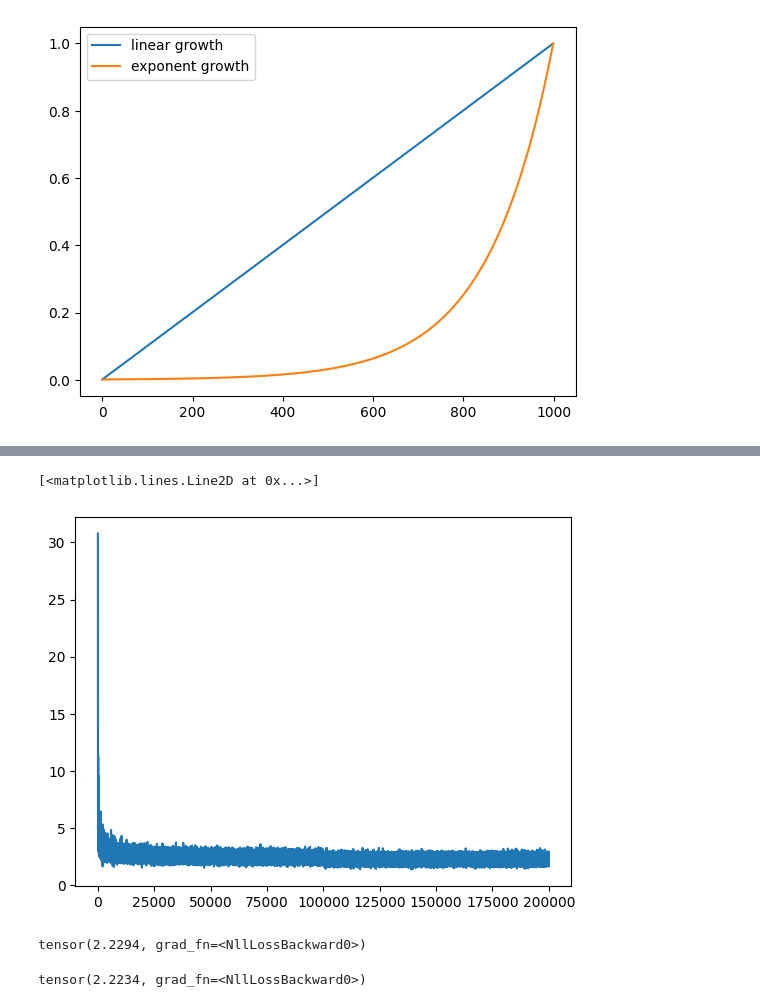
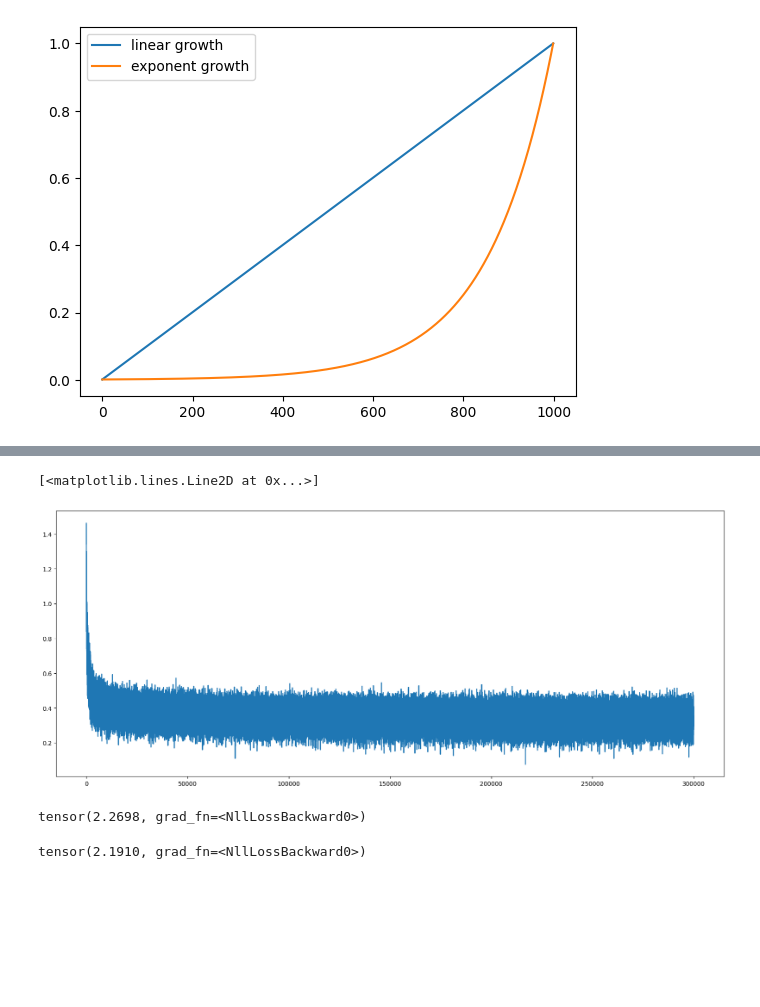
Before and after one commit to SWARITSHUKLA/neural-probabilistic-language-model, a Jupyter notebook: model.ipynb, the cells around one changed output, grey strips where cells are left out. Saved outputs shown, nothing was run; the diff lists cells and outputs as text; code cells hidden in the pictures; blank space fills up the shorter version.

Commit message:
Made the embeddings 10 dimensional wrote the function for inference and calculated the loss on test set

```diff
--- a/model.ipynb
+++ b/model.ipynb
@@ -58,13 +58,13 @@ torch.Size([22866, 3]) torch.Size([22866])
 # %%
 g = torch.Generator().manual_seed(219384384)
 #creating a lookup table for the character embeddings
-C = torch.randn((27,2), generator = g)
+C = torch.randn((27,10), generator = g)
 # Constructiong the hidden layer
-#The number of inputs to this layer is going to be 3 * 2  because we hae to dimensional embeddings and we have 3 of them
-# and its up to us to decide how many neurons we want inside the layer here we are going with 100 of them
-W1 = torch.randn(6,300, generator = g )
-b1 = torch.randn(300, generator = g)
-W2 = torch.randn(300, 27, generator = g) #our second layer will take 100 inputs and
+#The number of inputs to this layer is going to be 3 * 10  because we have 10 dimensional embeddings and we have 3 of them
+# and its up to us to decide how many neurons we want inside the layer here we are going with 200 of them
+W1 = torch.randn(30,200, generator = g )
+b1 = torch.randn(200, generator = g)
+W2 = torch.randn(200, 27, generator = g) #our second layer will take 200 inputs and
 b2 = torch.randn(27, generator = g)
 parameters = [C,W1, b1, W2, b2]
 # %%
@@ -91,33 +91,38 @@ plt.show #here is the visualization to understand that the plot in orange is exp
 stepi  = []
 lossi = []
 # %%
-for i in range(100000):
+for i in range(300000):
     #creating a minibatch
     ix = torch.randint(0,Xtr.shape[0], (32,))
     #in the above line of code we are generating 32 random numbers between 0 and the number of examples(X.shape[0])
     # forward pass
-    emb = C[Xtr[ix]] #the shape is (32,3,2)
+    emb = C[Xtr[ix]] #the shape is (32,3,10)
     # in the code above we are only selecting 32 examples with the index ix randomly and calculating the loss based on those examples
     #and the implemeting gradient based on that loss this will speed up the training
-    h = torch.tanh(emb.view(-1,6) @ W1 + b1) #we are using tanh activation fn so the numbers in h will be -1 and 1
-    # We pass -1 to emb.view(), becuase we want pytorch to guess what what will be the right number for rows given we have already told it the number of columns are 6
-    # here you can also use emb.reshape(32,6) the difference is emb.view() will not use extra space it ensure that the emb tensor and and the new tensor that we create will use the same data so no memory wastag
+    h = torch.tanh(emb.view(-1,30) @ W1 + b1) #we are using tanh activation fn so the numbers in h will be -1 and 1
+    # We pass -1 to emb.view(), becuase we want pytorch to guess what what will be the right number for rows given we have already told it the number of columns are 30
+    # here you can also use emb.reshape(-1,30) the difference is emb.view() will not use extra space it ensure that the emb tensor and and the new tensor that we create will use the same data so no memory wastag
     logits = h @ W2 + b2 #the shape is 32,27
     # implementing the loss function
     loss = F.cross_entropy(logits, Ytr[ix])  #implementing the categorical cross entropy using pytorch
     #we use pytorch here because large positive numbers when exponentiated causes the overflow which can be handled by subtracting the biggest number in the logits from each element row wise, and pytorch handles this operation internally
-    # print(f'loss= {loss.item()} for iteration= {i+1}') \
-    stepi.append(i+100000)
-    lossi.append(loss.item())
+    # print(f'loss= {loss.item()} for iteration= {i+1}')
+    stepi.append(i)
+    lossi.append(loss.log10().item()) # we are using the log of the loss because it is better for visualization
     # Implementing backward pass
     for p in parameters:
         p.grad = None
     loss.backward()
     # param update
-    lr = 0.001
+    if i <1000000:
+        lr = 0.1
+    elif i >100000 and i < 200000:
+        lr = 0.01
+    else:
+        lr = 0.001
     for p in parameters:
         p.data -= lr * p.grad
         #IF THE Learning rate is very low the loss will be barely decreasing
-        #if the learning rate is very high the loss will exploded
+        #if the learning rate is very high the loss will explode
 print(f'loss= {loss.item()} for iteration= {i}')
 # %% [output]
@@ -125,28 +130,23 @@ loss= 2.5247950553894043 for iteration= 99999
 # %%
+plt.figure(figsize = (20,8))
 plt.plot(stepi, lossi)
-# you see a little bit of noise because we are computing batch sgd
+# you see a little bit of noise because we are computing batch sgd with 32 examples
 # %% [output]
 [<matplotlib.lines.Line2D at 0x...>]
-[figure, old version]
+[figure, new version]
 # %%
-emb = C[Xdev] #the shape is (32,3,2)
-    # in the code above we are only selecting 32 examples with the index ix randomly and calculating the loss based on those examples
-    #and the implemeting gradient based on that loss this will speed up the training
-h = torch.tanh(emb.view(-1,6) @ W1 + b1)
+emb = C[Xdev]
+h = torch.tanh(emb.view(-1,30) @ W1 + b1)
 logits = h @ W2 + b2 #the shape is 32,27
-    # implementing the loss function
 loss = F.cross_entropy(logits, Ydev)
 loss
 # %% [output]
-tensor(2.2294, grad_fn=<NllLossBackward0>)
+tensor(2.2698, grad_fn=<NllLossBackward0>)
 # %%
-emb = C[Xtr] #the shape is (32,3,2)
-    # in the code above we are only selecting 32 examples with the index ix randomly and calculating the loss based on those examples
-    #and the implemeting gradient based on that loss this will speed up the training
-h = torch.tanh(emb.view(-1,6) @ W1 + b1)
+emb = C[Xtr]
+h = torch.tanh(emb.view(-1,30) @ W1 + b1)
 logits = h @ W2 + b2 #the shape is 32,27
-    # implementing the loss function
 loss = F.cross_entropy(logits, Ytr)
 loss
 # %% [output]
-tensor(2.2234, grad_fn=<NllLossBackward0>)
+tensor(2.1910, grad_fn=<NllLossBackward0>)
```
Also changed, not shown: parts of 8 cells of this notebook.
